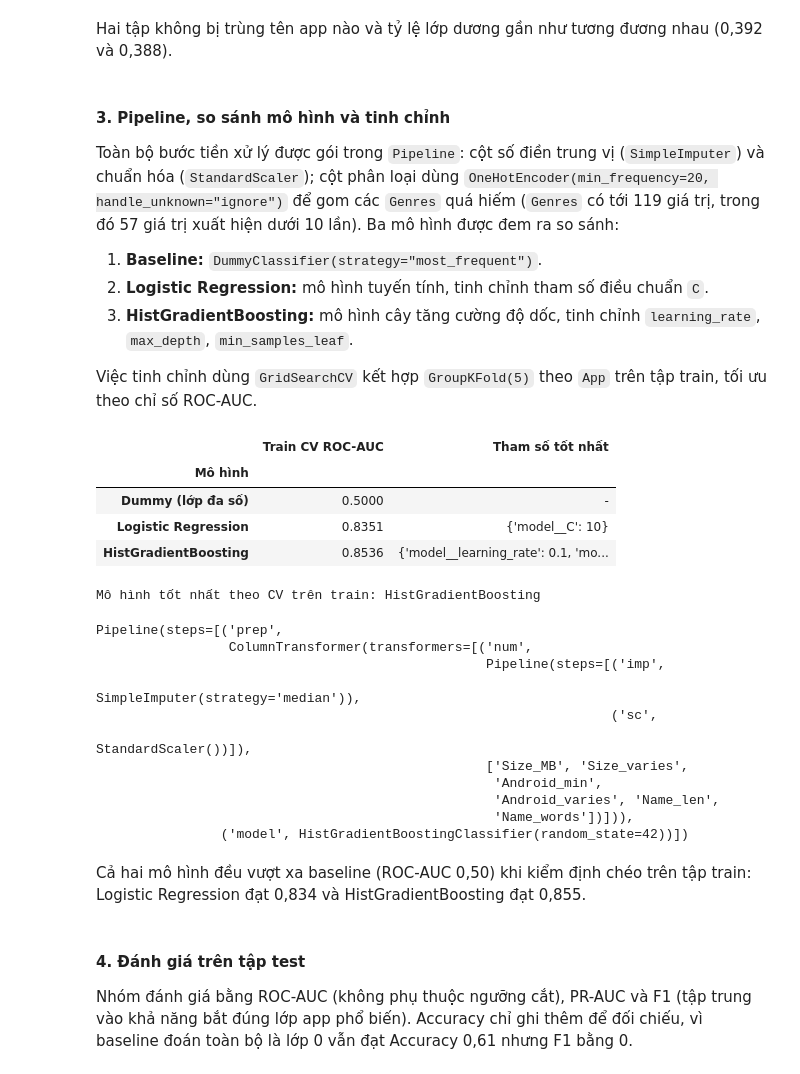
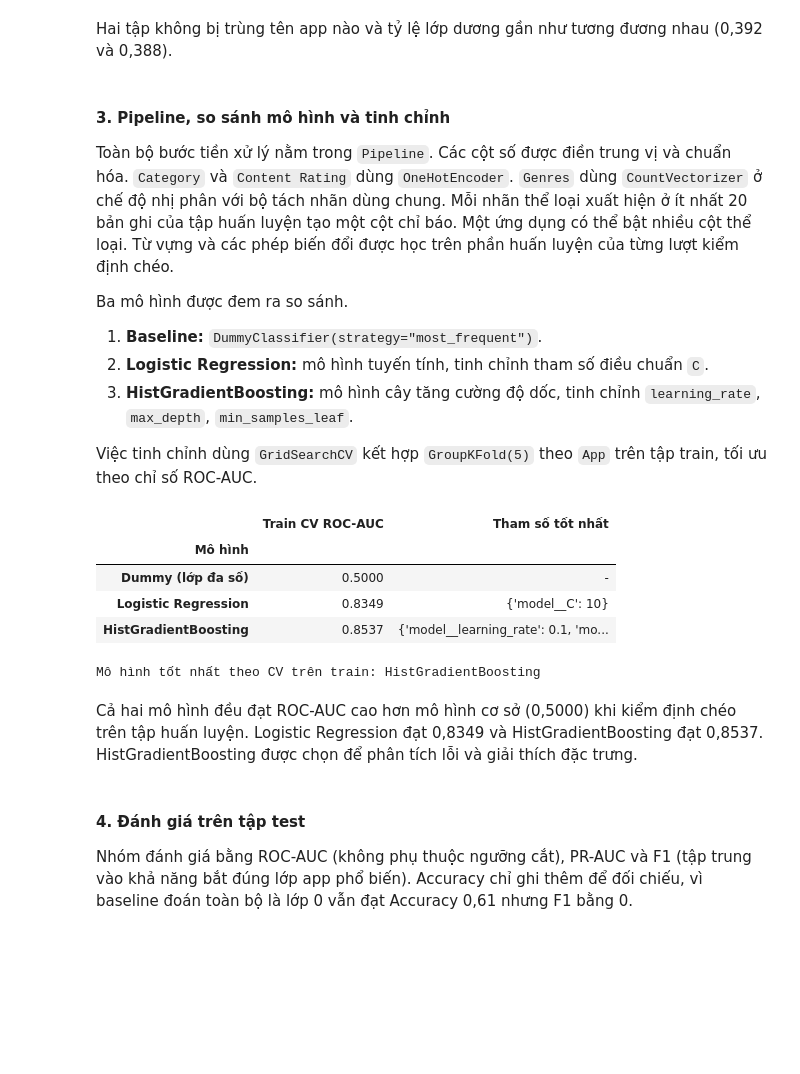
Before and after one commit to phtanh05/google-play-store-apps-analysis, a Jupyter notebook: notebooks/03_ml_question.ipynb, the cells around one changed output. Saved outputs shown, nothing was run; the diff lists cells and outputs as text; code cells hidden in the pictures; blank space fills up the shorter version.

```diff
--- a/notebooks/03_ml_question.ipynb
+++ b/notebooks/03_ml_question.ipynb
@@ -91,7 +92,7 @@ android_varies = (android_text == "Varies with device").astype(float)
 
 X = pd.DataFrame({
     "Category": apps["Category"].astype(str),
-    "Genres": apps["Genres"].astype(str),
+    "Genres": apps["Genres"].astype("string").fillna(""),
     "Content Rating": apps["Content Rating"].astype(str),
     "Price": apps["Price"],
     "Size_MB": apps["Size_MB"],
@@ -104,7 +105,7 @@ X = pd.DataFrame({
 y = apps["y"]
 groups = apps["App"]
 
-CAT_COLS = ["Category", "Genres", "Content Rating"]
+CAT_COLS = ["Category", "Content Rating"]
 NUM_COLS = [
     "Price", "Size_MB", "Size_varies", "Android_min",
     "Android_varies", "Name_len", "Name_words"
@@ -147,7 +148,9 @@ Hai tập không bị trùng tên app nào và tỷ lệ lớp dương gần nh
 # %% [markdown]
 #### **3. Pipeline, so sánh mô hình và tinh chỉnh**
 
-Toàn bộ bước tiền xử lý được gói trong `Pipeline`: cột số điền trung vị (`SimpleImputer`) và chuẩn hóa (`StandardScaler`); cột phân loại dùng `OneHotEncoder(min_frequency=20, handle_unknown="ignore")` để gom các `Genres` quá hiếm (`Genres` có tới 119 giá trị, trong đó 57 giá trị xuất hiện dưới 10 lần). Ba mô hình được đem ra so sánh:
+Toàn bộ bước tiền xử lý nằm trong `Pipeline`. Các cột số được điền trung vị và chuẩn hóa. `Category` và `Content Rating` dùng `OneHotEncoder`. `Genres` dùng `CountVectorizer` ở chế độ nhị phân với bộ tách nhãn dùng chung. Mỗi nhãn thể loại xuất hiện ở ít nhất 20 bản ghi của tập huấn luyện tạo một cột chỉ báo. Một ứng dụng có thể bật nhiều cột thể loại. Từ vựng và các phép biến đổi được học trên phần huấn luyện của từng lượt kiểm định chéo.
+
+Ba mô hình được đem ra so sánh.
 
 1. **Baseline:** `DummyClassifier(strategy="most_frequent")`.
 2. **Logistic Regression:** mô hình tuyến tính, tinh chỉnh tham số điều chuẩn `C`.
@@ -155,7 +158,7 @@ Toàn bộ bước tiền xử lý được gói trong `Pipeline`: cột số đ
 
 Việc tinh chỉnh dùng `GridSearchCV` kết hợp `GroupKFold(5)` theo `App` trên tập train, tối ưu theo chỉ số ROC-AUC.
 # %%
-def make_pipe(model, num_cols, cat_cols):
+def make_pipe(model, num_cols, cat_cols, use_genres=True):
     num_pipe = Pipeline([
         ("imp", SimpleImputer(strategy="median")),
         ("sc", StandardScaler())
@@ -164,7 +167,13 @@ def make_pipe(model, num_cols, cat_cols):
     if cat_cols:
         enc = OneHotEncoder(handle_unknown="ignore", min_frequency=20, sparse_output=False)
         transformers.append(("cat", enc, cat_cols))
-    prep = ColumnTransformer(transformers)
+    if use_genres:
+        genre_encoder = CountVectorizer(
+            analyzer=preprocessing.split_genres, binary=True, min_df=20
+        )
+        transformers.append(("genre", genre_encoder, "Genres"))
+
+    prep = ColumnTransformer(transformers, sparse_threshold=0)
     return Pipeline([("prep", prep), ("model", model)])
 
 
@@ -188,50 +197,42 @@ hgb_grid = {
     "model__min_samples_leaf": [20, 50]
 }
 hgb_search = GridSearchCV(hgb_pipe, hgb_grid, cv=cv, scoring="roc_auc")
 hgb_search.fit(X_train, y_train, groups=g_train)
 
 cv_scores = pd.DataFrame([
     {"Mô hình": "Dummy (lớp đa số)", "Train CV ROC-AUC": dummy_cv, "Tham số tốt nhất": "-"},
     {"Mô hình": "Logistic Regression", "Train CV ROC-AUC": log_search.best_score_, "Tham số tốt nhất": log_search.best_params_},
     {"Mô hình": "HistGradientBoosting", "Train CV ROC-AUC": hgb_search.best_score_, "Tham số tốt nhất": hgb_search.best_params_},
 ]).set_index("Mô hình")
 
 with pd.option_context("display.max_colwidth", None):
     display(cv_scores.round(4))
 
 models = {
     "Dummy (lớp đa số)": dummy_pipe,
     "Logistic Regression": log_search,
     "HistGradientBoosting": hgb_search
 }
 best_name = "HistGradientBoosting" if hgb_search.best_score_ >= log_search.best_score_ else "Logistic Regression"
 best_est = models[best_name]
 print(f"Mô hình tốt nhất theo CV trên train: {best_name}")
 
 # Huấn luyện thêm mô hình đối chứng chỉ dùng đặc trưng kỹ thuật để so sánh ở bước 6
-tech_pipe = make_pipe(HistGradientBoostingClassifier(random_state=42), TECH_COLS, [])
+tech_pipe = make_pipe(
+    HistGradientBoostingClassifier(random_state=42),
+    TECH_COLS, [], use_genres=False
+)
 tech_pipe.set_params(**hgb_search.best_params_)
 tech_pipe.fit(X_train[TECH_COLS], y_train)
 # %% [output]
 |  | Train CV ROC-AUC | Tham số tốt nhất |
 | Mô hình |  |  |
 | Dummy (lớp đa số) | 0.5000 | - |
-| Logistic Regression | 0.8351 | {'model__C': 10} |
-| HistGradientBoosting | 0.8536 | {'model__learning_rate': 0.1, 'mo... |
+| Logistic Regression | 0.8349 | {'model__C': 10} |
+| HistGradientBoosting | 0.8537 | {'model__learning_rate': 0.1, 'mo... |
 Mô hình tốt nhất theo CV trên train: HistGradientBoosting
-Pipeline(steps=[('prep',
-                 ColumnTransformer(transformers=[('num',
-                                                  Pipeline(steps=[('imp',
-                                                                   SimpleImputer(strategy='median')),
-                                                                  ('sc',
-                                                                   StandardScaler())]),
-                                                  ['Size_MB', 'Size_varies',
-                                                   'Android_min',
-                                                   'Android_varies', 'Name_len',
-                                                   'Name_words'])])),
-                ('model', HistGradientBoostingClassifier(random_state=42))])
 # %% [markdown]
-Cả hai mô hình đều vượt xa baseline (ROC-AUC 0,50) khi kiểm định chéo trên tập train: Logistic Regression đạt 0,834 và HistGradientBoosting đạt 0,855.
+Cả hai mô hình đều đạt ROC-AUC cao hơn mô hình cơ sở (0,5000) khi kiểm định chéo trên tập huấn luyện. Logistic Regression đạt 0,8349 và HistGradientBoosting đạt 0,8537. HistGradientBoosting được chọn để phân tích lỗi và giải thích đặc trưng.
 # %% [markdown]
 #### **4. Đánh giá trên tập test**
 
```
Also changed, not shown: parts of 13 cells of this notebook, 6 other files.
